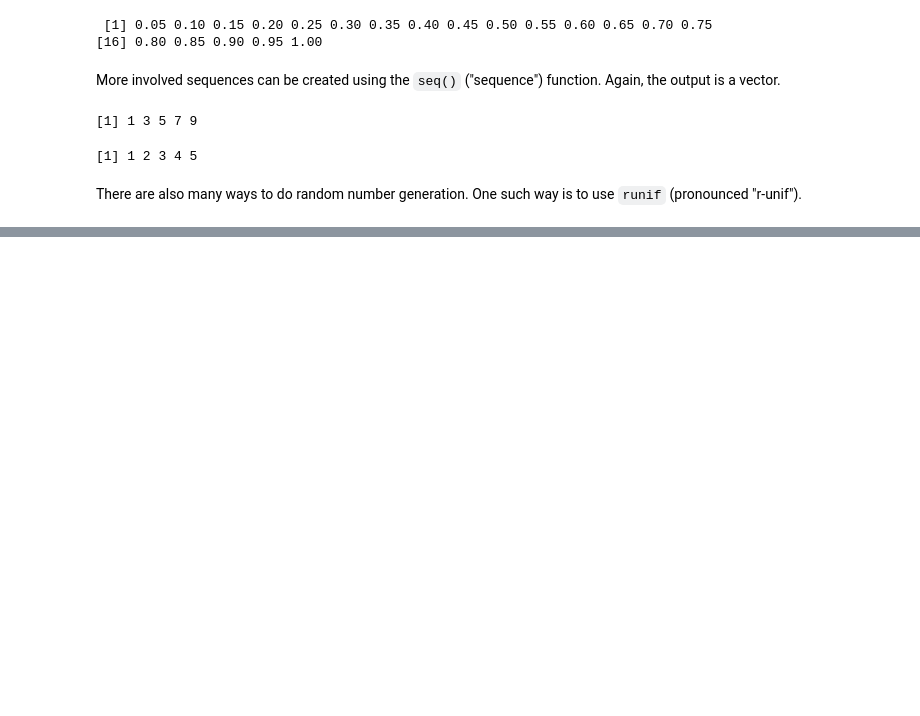
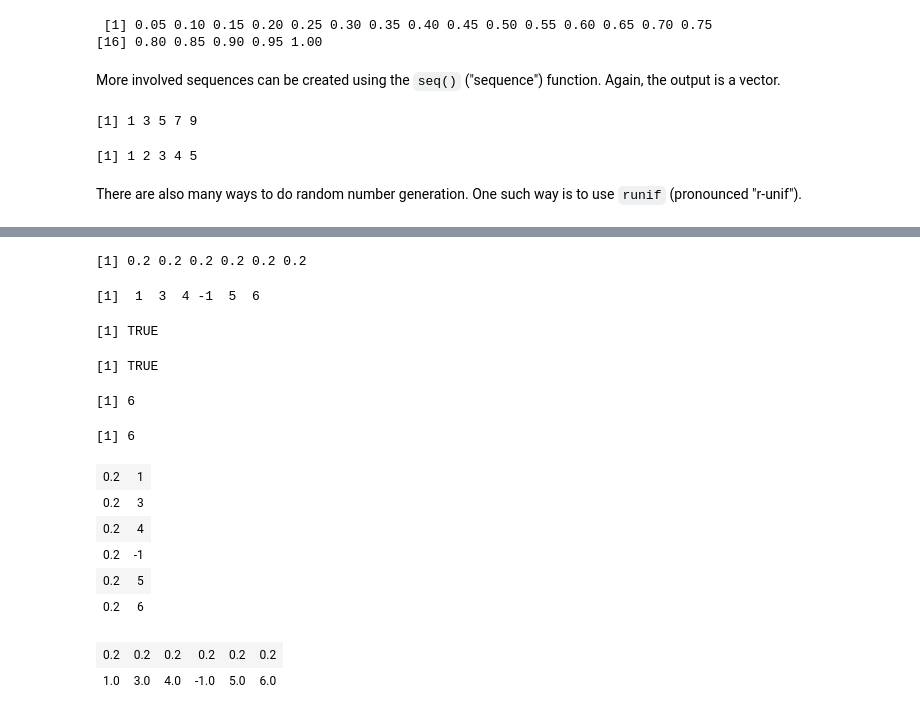
Before and after one commit to scimaksim/NCSU_graduate, a Jupyter notebook: ST588/Module 1 - Data Science & R.ipynb, the cells around one changed output, grey strips where cells are left out. Saved outputs shown, nothing was run; the diff lists cells and outputs as text; code cells hidden in the pictures; blank space fills up the shorter version.

```diff
--- a/ST588/Module 1 - Data Science & R.ipynb
+++ b/ST588/Module 1 - Data Science & R.ipynb
@@ -131,0 +149,37 @@ runif(4, min = 0, max = 1)
+# %%
+# Create two vectors
+x <- rep(0.2, times = 6)
+y <- c(1, 3, 4, -1, 5, 6)
+# help(rep)
+# `rep` replicates (repeats) the value in x: rep(x, ...)
+
+x
+y
+
+# Confirm that x and y are numeric
+is.numeric(x)
+is.numeric(y)
+
+# Check length of x and y
+length(x)
+length(y)
+
+# Combine x and y into a matrix
+# help(matrix)
+matrix(c(x, y), ncol = 2)
+matrix(c(x, y), nrow = 2, byrow = TRUE)
+# %% [output]
+[1] 0.2 0.2 0.2 0.2 0.2 0.2
+[1]  1  3  4 -1  5  6
+[1] TRUE
+[1] TRUE
+[1] 6
+[1] 6
+| 0.2 | 1 |
+| 0.2 | 3 |
+| 0.2 | 4 |
+| 0.2 | -1 |
+| 0.2 | 5 |
+| 0.2 | 6 |
+| 0.2 | 0.2 | 0.2 | 0.2 | 0.2 | 0.2 |
+| 1.0 | 3.0 | 4.0 | -1.0 | 5.0 | 6.0 |
```
Also changed, not shown: parts of 11 cells of this notebook.
